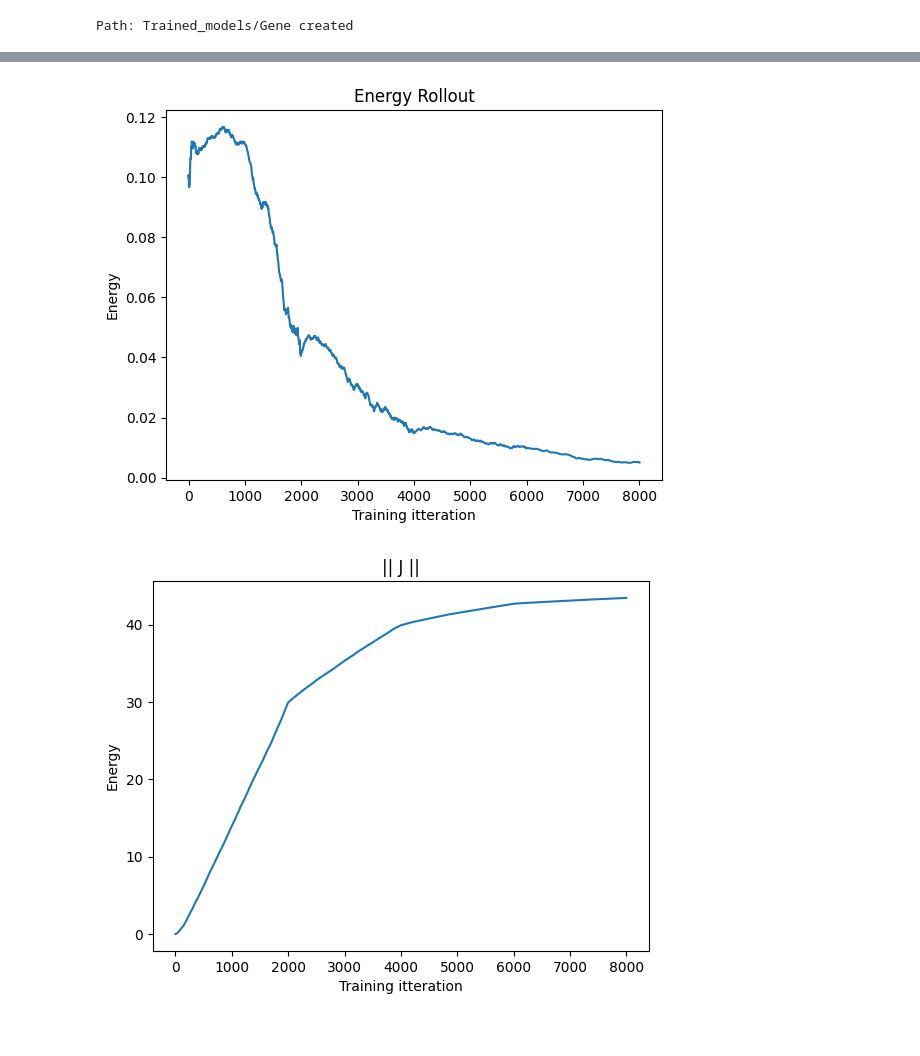
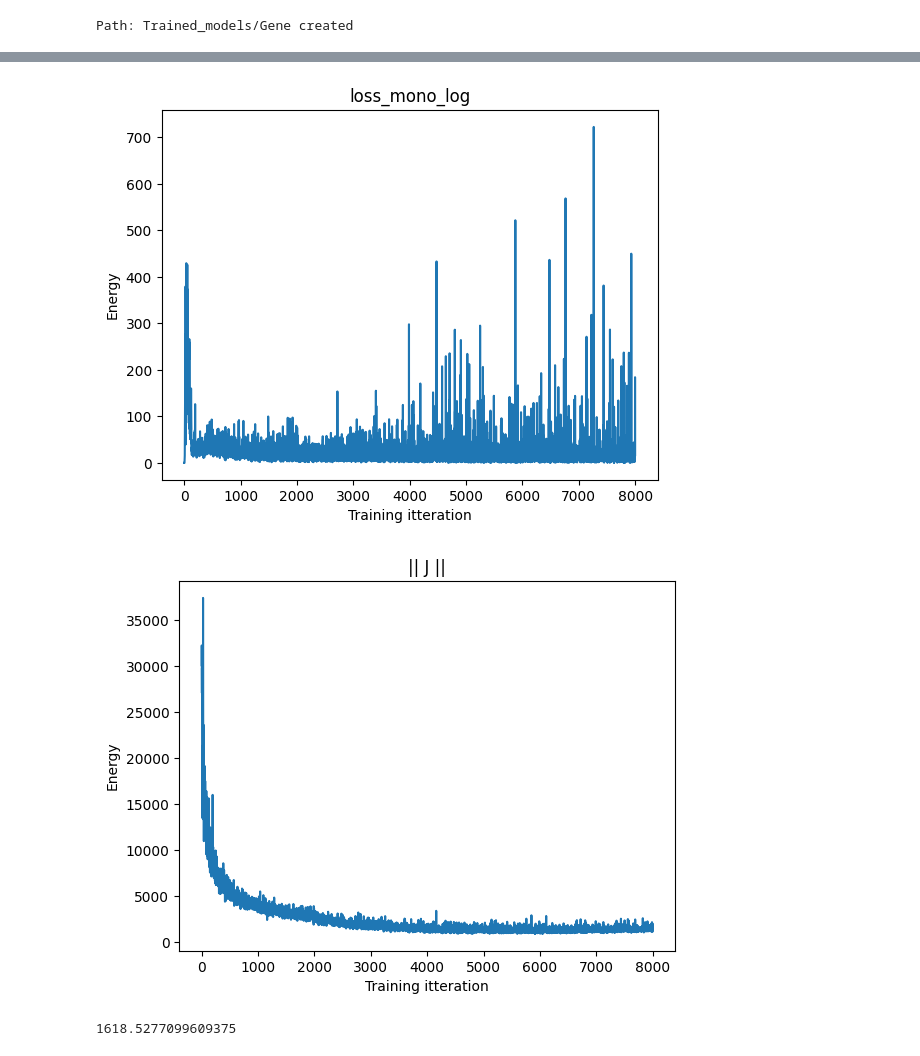
Before and after one commit to lshofsl/Advanced-topics-in-PoD-project-, a Jupyter notebook: EBM_NCA.ipynb, the cells around one changed output, grey strips where cells are left out. Saved outputs shown, nothing was run; the diff lists cells and outputs as text; code cells hidden in the pictures.

```diff
--- a/EBM_NCA.ipynb
+++ b/EBM_NCA.ipynb
@@ -163,8 +163,11 @@ lambda_mono = 0.05
 lambda_drift = 0.05
 K = 5
 
+
 eta_log = []
-energies = []
+energy_loss = []
+loss_mono_log = []
+loss_drift_log = []
 
 for i in range(TRAINING_ITERS + 1):
     with torch.no_grad():
@@ -173,7 +176,7 @@ for i in range(TRAINING_ITERS + 1):
 
     T = random.randrange(32, 92)
 
-
+    energies = []
     for t in range(T):
         E_t = nca.energy(x)
         energies.append(E_t)
@@ -198,6 +201,9 @@ for i in range(TRAINING_ITERS + 1):
     optim.zero_grad()
 
     eta_log.append(nca.eta.detach().item())
+    loss_mono_log.append(loss_mono.item())
+    loss_drift_log.append(loss_drift.item())
+    energy_loss.append(loss.item())
     loss_log.append(loss.log().item())
 
     with torch.no_grad():
@@ -245,19 +258,23 @@ ValueError: only one element tensors can be converted to Python scalars
 # %%
-plt.plot(eta_log)
-plt.title("Energy Rollout")
+plt.plot(loss_mono_log)
+plt.title("loss_mono_log")
 plt.xlabel("Training itteration")
 plt.ylabel("Energy")
 plt.show()
 # %% [output]
-[figure, old version]
+[figure, new version]
 # %%
-plt.plot(j_norm_log)
+plt.plot(loss_drift_log)
 plt.title("|| J ||")
 plt.xlabel("Training itteration")
 plt.ylabel("Energy")
 plt.show()
 # %% [output]
-[figure, old version]
+[figure, new version]
+# %%
+print(loss_drift_log[-1])
+# %% [output]
+1618.5277099609375
 # %%
 plt.plot(h_norm_log)
 plt.title("|| h ||")
```
Also changed, not shown: parts of 10 cells of this notebook.
